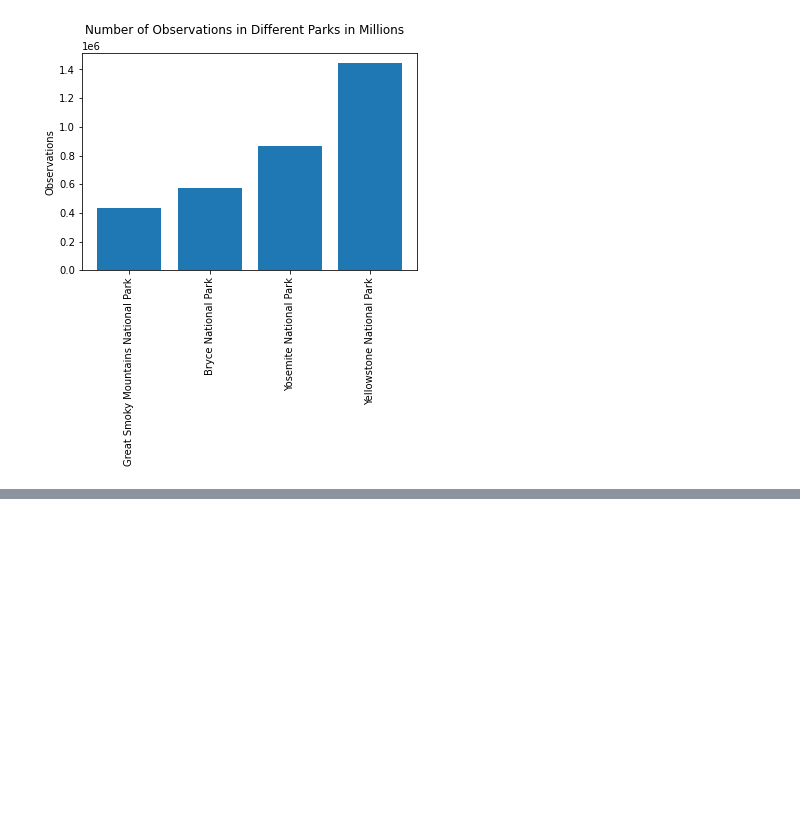
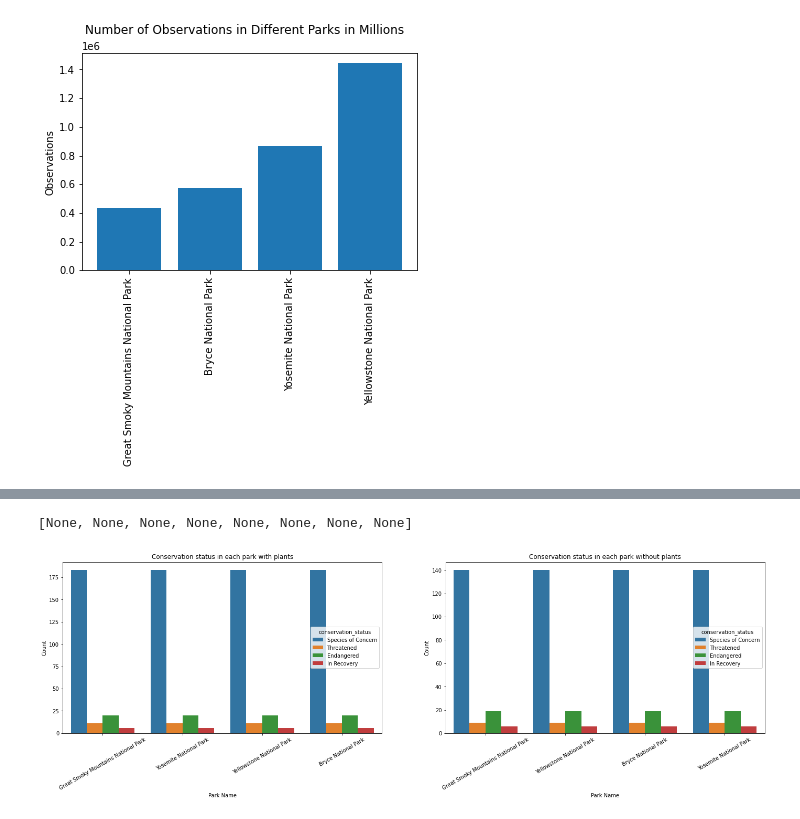
Before and after one commit to PhilipPhan/BioDiversity, a Jupyter notebook: biodiversity.ipynb, the cells around one changed output, grey strips where cells are left out. Saved outputs shown, nothing was run; the diff lists cells and outputs as text; code cells hidden in the pictures; blank space fills up the shorter version.

```diff
--- a/biodiversity.ipynb
+++ b/biodiversity.ipynb
@@ -96,0 +122,19 @@ Text(0, 0.5, 'Observations')
+# %%
+fig, (ax1, ax2) = plt.subplots(1,2, figsize = (24, 6))
+
+sns.barplot(data = df, x = 'park_name', y = 'observations', hue = 'conservation_status', estimator = len, ax = ax1)
+ax1.set_xlabel('Park Name')
+ax1.set_ylabel('Count')
+ax1.set_title('Conservation status in each park with plants')
+sns.barplot(data = noplant, x = 'park_name', y = 'observations', hue = 'conservation_status', estimator = len, ax = ax2)
+
+ax2.set_xlabel('Park Name')
+ax2.set_ylabel('Count')
+ax2.set_title('Conservation status in each park without plants')
+
+props = {"rotation" : 30}
+plt.setp(ax1.get_xticklabels(), **props)
+plt.setp(ax2.get_xticklabels(), **props)
+# %% [output]
+[None, None, None, None, None, None, None, None]
+[figure, added]
```
Also changed, not shown: parts of 8 cells of this notebook.
